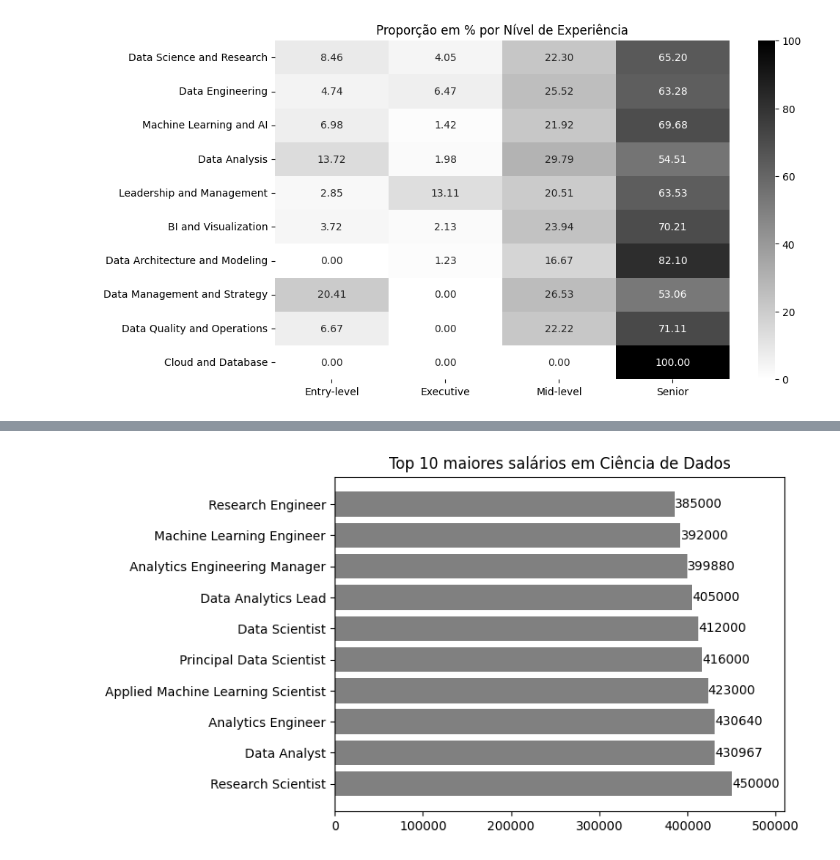
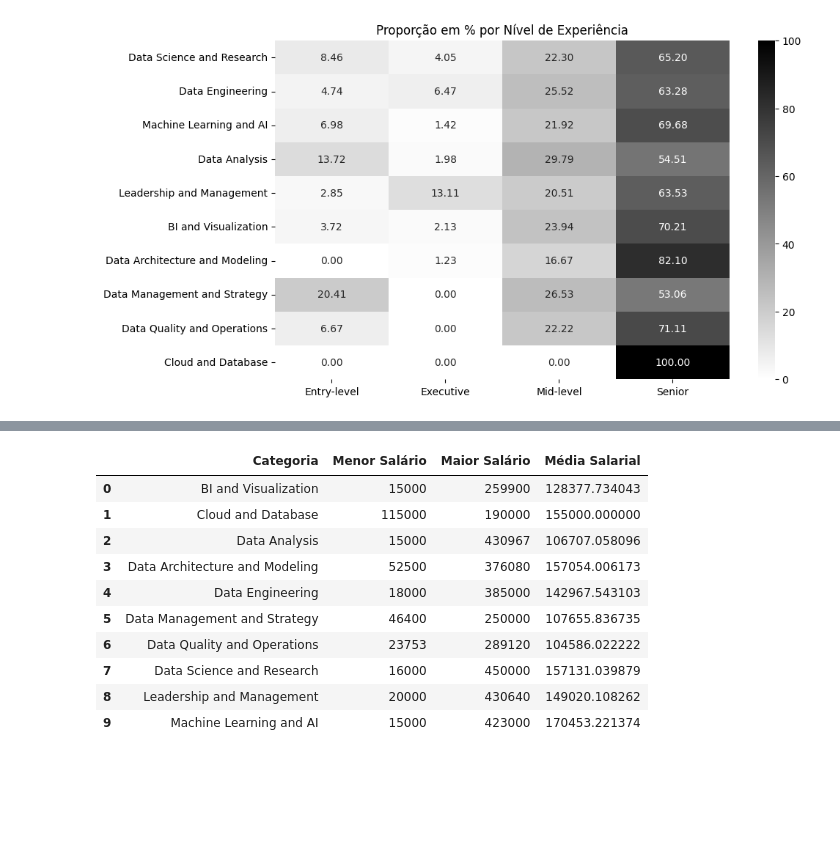
Before and after one commit to ryanrodr/eda-jobs-in-data, a Jupyter notebook: notebooks/analise_exploratoria.ipynb, the cells around one changed output, grey strips where cells are left out. Drawn from its saved outputs; the diff is of its cells as text; code cells hidden in the pictures; blank space fills up the shorter version.

Commit message:
Alterando a tabela de salário

```diff
--- a/notebooks/analise_exploratoria.ipynb
+++ b/notebooks/analise_exploratoria.ipynb
@@ -310,7 +310,15 @@ ax.set_ylabel("");
 # %% [output]
 [figure]
 # %%
-tabela_salario = df.groupby(['job_title', 'experience_level'])\
-                        .agg(min=pd.NamedAgg('salary_in_usd', 'min'),
-                            max=pd.NamedAgg('salary_in_usd', 'max'),
-                            mean=pd.NamedAgg('salary_in_usd', 'mean')).reset_index()
+tb_salario_categoria = df.groupby(['job_category'])\
+                            .agg(min=pd.NamedAgg('salary_in_usd', 'min'),
+                                max=pd.NamedAgg('salary_in_usd', 'max'),
+                                mean=pd.NamedAgg('salary_in_usd', 'mean'))\
+                            .reset_index()
+
+tb_salario_categoria.dropna(axis=0, inplace=True)
+
+tb_salario_categoria = tb_salario_categoria.rename(columns={'job_category': 'Categoria',
+                                                            'min': 'Menor Salário',
+                                                            'max': 'Maior Salário',
+                                                            'mean': 'Média Salarial'})
@@ -349,8 +325,15 @@ top10
-# %%
-plt.barh(top10['Titulo'], top10['Maior Salário'], color='grey')
-for i, quantidade in enumerate(top10['Maior Salário']):
-    plt.text(quantidade + 50, i, str(quantidade), va='center')
-plt.title('Top 10 maiores salários em Ciência de Dados')
-plt.xlim(0, 510000);
-# %% [output]
-[figure, removed]
+# %%
+# Centralizando a visualização da tabela
+tb_salario_categoria.style.set_properties(**{'text-align': 'center'})
+# %% [output]
+|  | Categoria | Menor Salário | Maior Salário | Média Salarial |
+| 0 | BI and Visualization | 15000 | 259900 | 128377.734043 |
+| 1 | Cloud and Database | 115000 | 190000 | 155000.000000 |
+| 2 | Data Analysis | 15000 | 430967 | 106707.058096 |
+| 3 | Data Architecture and Modeling | 52500 | 376080 | 157054.006173 |
+| 4 | Data Engineering | 18000 | 385000 | 142967.543103 |
+| 5 | Data Management and Strategy | 46400 | 250000 | 107655.836735 |
+| 6 | Data Quality and Operations | 23753 | 289120 | 104586.022222 |
+| 7 | Data Science and Research | 16000 | 450000 | 157131.039879 |
+| 8 | Leadership and Management | 20000 | 430640 | 149020.108262 |
+| 9 | Machine Learning and AI | 15000 | 423000 | 170453.221374 |
```
Also changed, not shown: parts of 8 cells of this notebook.
